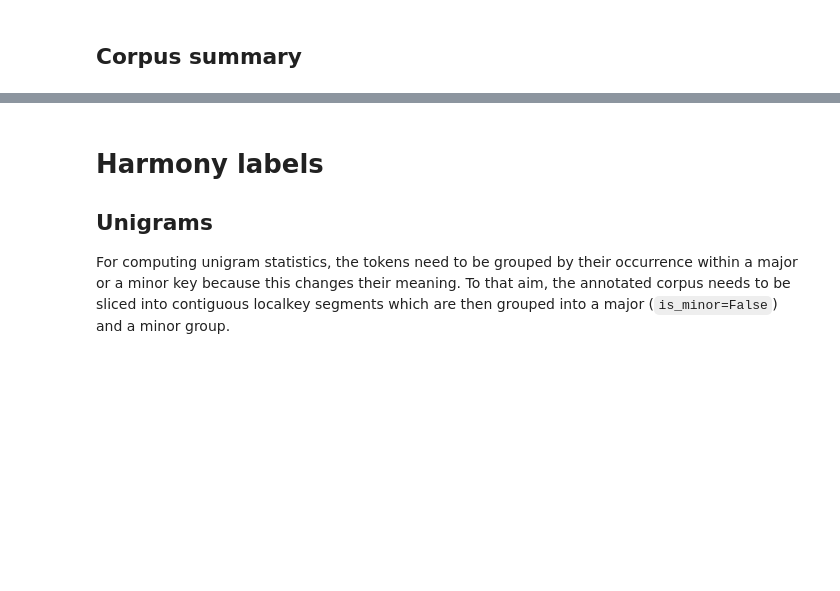
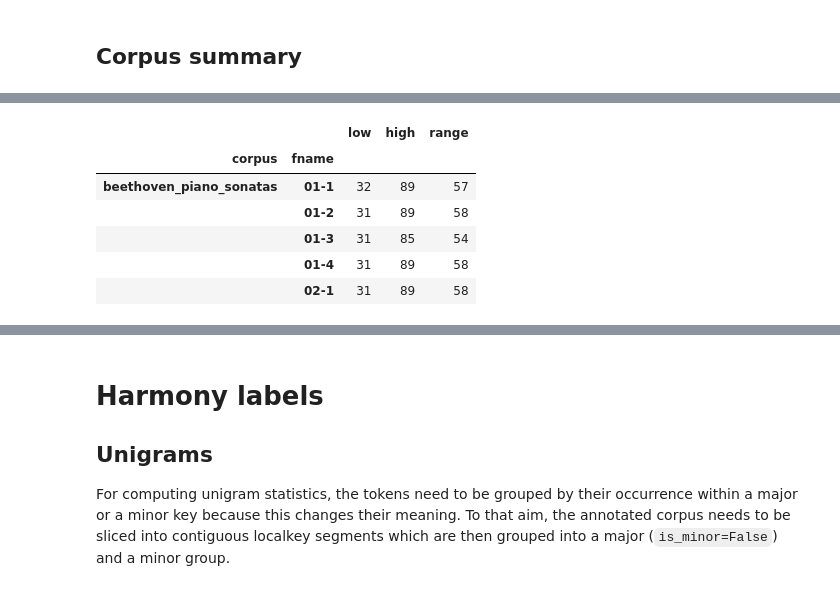
Before and after one commit to DCMLab/data_reports, a Jupyter notebook: generate.ipynb, the cells around one changed output, grey strips where cells are left out. Drawn from its saved outputs; the diff is of its cells as text; code cells hidden in the pictures; blank space fills up the shorter version.

```diff
--- a/generate.ipynb
+++ b/generate.ipynb
@@ -202,0 +294,13 @@ complete_summary
+# %%
+ambitus = summary.ambitus.str.extract(r"^(\d+)-(\d+)").astype(int)
+ambitus.columns = ['low', 'high']
+ambitus['range'] = ambitus.high - ambitus.low
+ambitus.head()
+# %% [output]
+|  |  | low | high | range |
+| corpus | fname |  |  |  |
+| beethoven_piano_sonatas | 01-1 | 32 | 89 | 57 |
+|  | 01-2 | 31 | 89 | 58 |
+|  | 01-3 | 31 | 85 | 54 |
+|  | 01-4 | 31 | 89 | 58 |
+|  | 02-1 | 31 | 89 | 58 |
```
Also changed, not shown: parts of 48 cells of this notebook, 1 other file.
